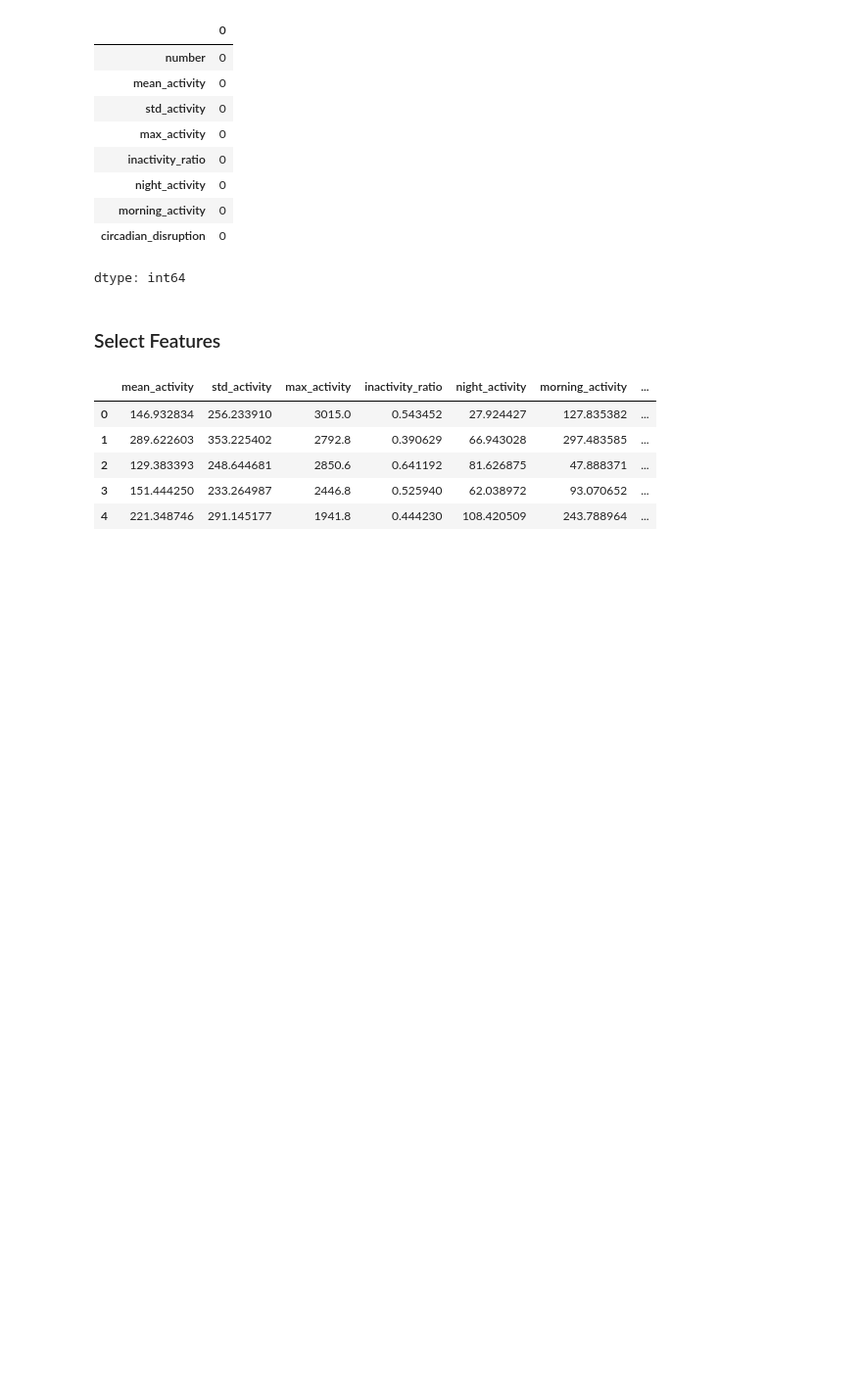
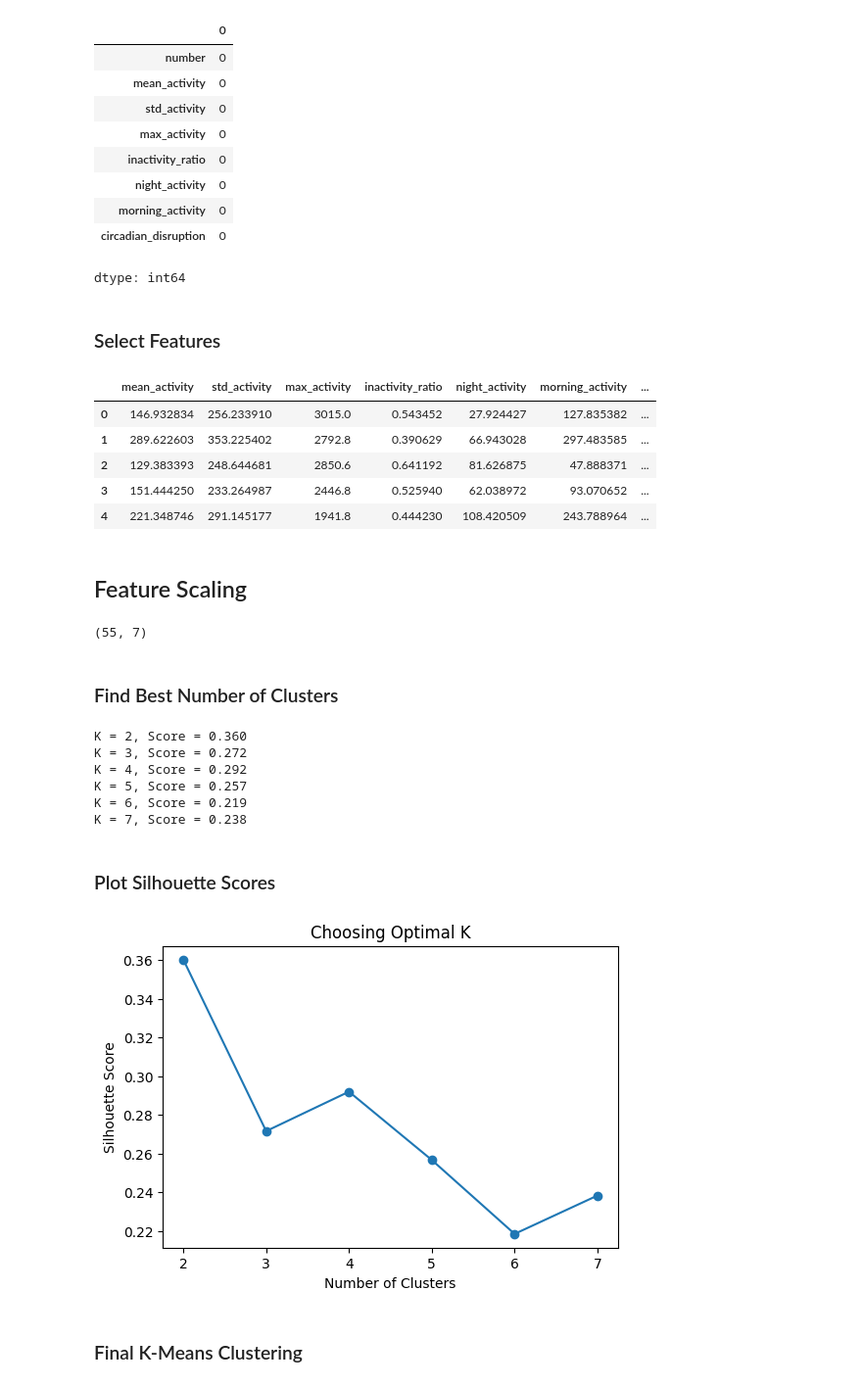
Before and after one commit to Razany98/Depresjon-Behavioral-Profiling, a Jupyter notebook: Behavior Profiling.ipynb, the cells around one changed output. Shown at 98% size. Saved outputs shown, nothing was run; the diff lists cells and outputs as text; code cells hidden in the pictures; blank space fills up the shorter version.

```diff
--- a/Behavior Profiling.ipynb
+++ b/Behavior Profiling.ipynb
@@ -22,9 +22,9 @@ The dataset contains 55 files:
 
 Scores file containing metadata & clinical / demographic data
 # %%
-SCORES = pd.read_csv("/content/drive/MyDrive/Main_Datasets/Depresjon/scores.csv")
-CONDITION = glob.glob("/content/drive/MyDrive/Main_Datasets/Depresjon/condition/*.csv")
-CONTROL = glob.glob("/content/drive/MyDrive/Main_Datasets/Depresjon/control/*.csv")
+SCORES = pd.read_csv("scores.csv")
+CONDITION = glob.glob("condition/*.csv")
+CONTROL = glob.glob("control/*.csv")
 # %%
 SCORES.head()
 # %% [output]
@@ -303,3 +303,68 @@ X.head()
 | 2 | 129.383393 | 248.644681 | 2850.6 | 0.641192 | 81.626875 | 47.888371 | ... |
 | 3 | 151.444250 | 233.264987 | 2446.8 | 0.525940 | 62.038972 | 93.070652 | ... |
 | 4 | 221.348746 | 291.145177 | 1941.8 | 0.444230 | 108.420509 | 243.788964 | ... |
+# %% [markdown]
+## Feature Scaling
+# %%
+from sklearn.preprocessing import StandardScaler
+scaler = StandardScaler()
+
+X_scaled = scaler.fit_transform(X)
+
+print(X_scaled.shape)
+# %% [output]
+(55, 7)
+# %% [markdown]
+### Find Best Number of Clusters
+# %%
+from sklearn.cluster import KMeans
+from sklearn.metrics import silhouette_score
+
+silhouette_scores = []
+
+for k in range(2, 8):
+
+    kmeans = KMeans(
+        n_clusters=k,
+        random_state=42
+    )
+
+    labels = kmeans.fit_predict(X_scaled)
+
+    score = silhouette_score(
+        X_scaled,
+        labels
+    )
+
+    silhouette_scores.append(score)
+
+    print(f"K = {k}, Score = {score:.3f}")
+# %% [output]
+K = 2, Score = 0.360
+K = 3, Score = 0.272
+K = 4, Score = 0.292
+K = 5, Score = 0.257
+K = 6, Score = 0.219
+K = 7, Score = 0.238
+# %% [markdown]
+### Plot Silhouette Scores
+# %%
+plt.figure(figsize=(6,4))
+
+plt.plot(
+    range(2,8),
+    silhouette_scores,
+    marker='o'
+)
+
+plt.xlabel("Number of Clusters")
+
+plt.ylabel("Silhouette Score")
+
+plt.title("Choosing Optimal K")
+
+plt.show()
+# %% [output]
+[figure, added]
+# %% [markdown]
+### Final K-Means Clustering
```
Also changed, not shown: parts of 11 cells of this notebook.
